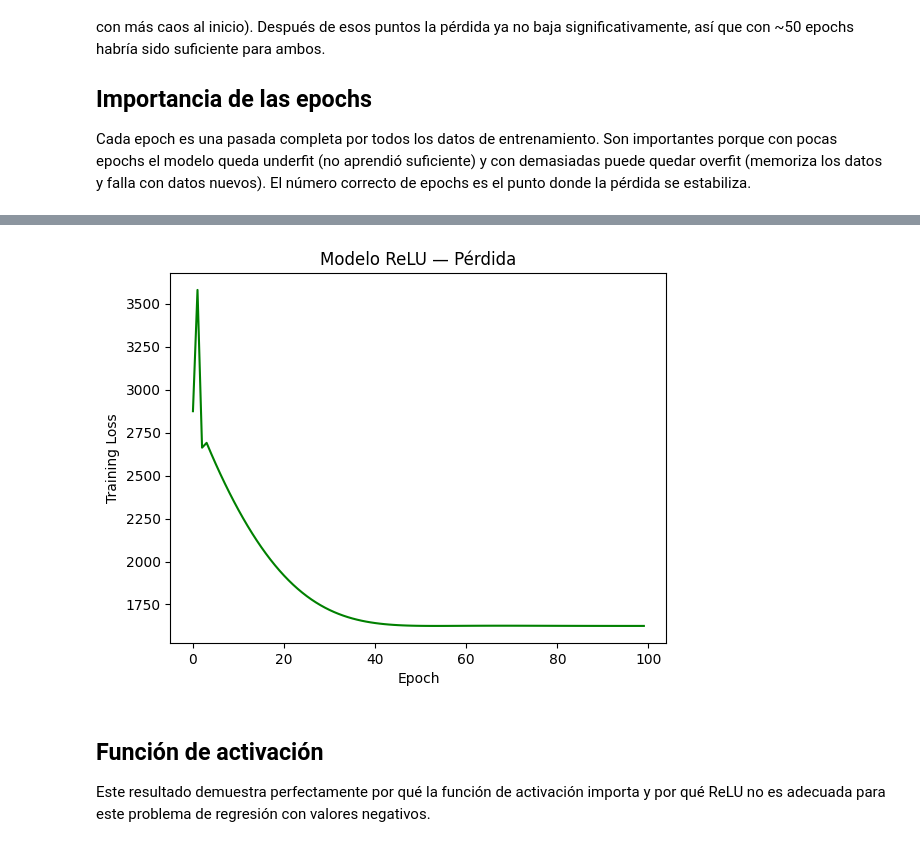
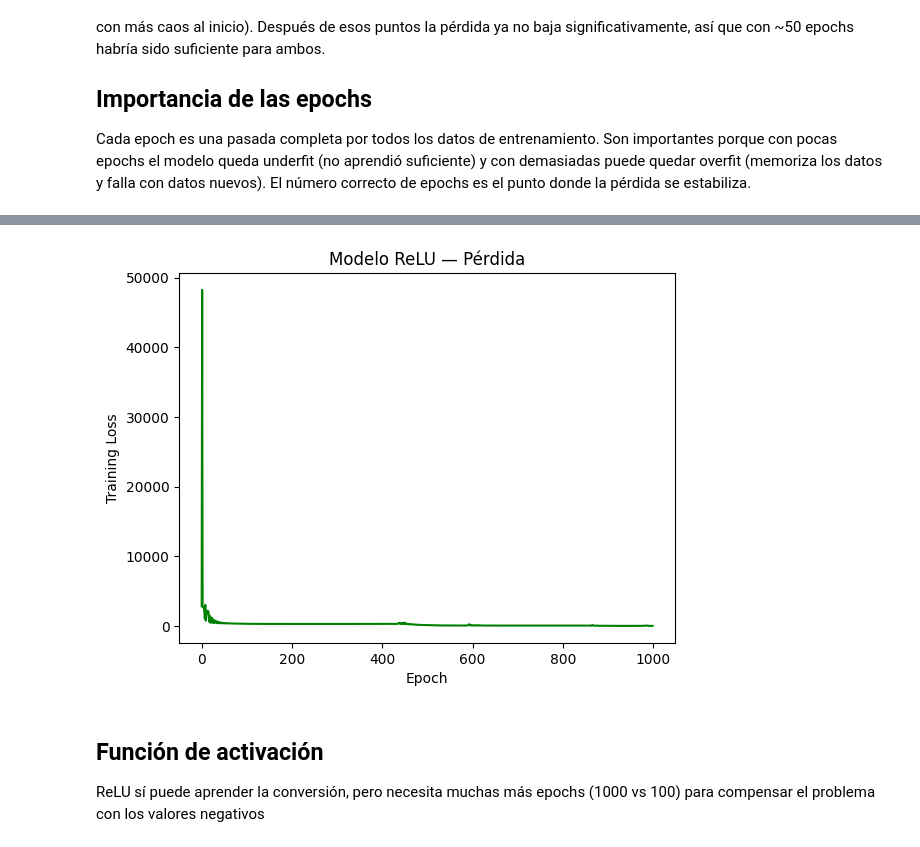
Before and after one commit to DerekRdgz/proces-int-de-datos, a Jupyter notebook: Actividad 10/Actividad10.ipynb, the cells around one changed output, grey strips where cells are left out. Saved outputs shown, nothing was run; the diff lists cells and outputs as text; code cells hidden in the pictures.

```diff
--- a/Actividad 10/Actividad10.ipynb
+++ b/Actividad 10/Actividad10.ipynb
@@ -140,7 +140,7 @@ salida  = tf.keras.layers.Dense(units=1)
 
 model3 = tf.keras.Sequential([oculta1, oculta2, salida])
 model3.compile(optimizer=tf.keras.optimizers.Adam(1.0), loss='mean_squared_error')
-hist3 = model3.fit(X_train, Y_train, epochs=100, verbose=False)
+hist3 = model3.fit(X_train, Y_train, epochs=1000, verbose=False)
 
 Temp_F_modelo3 = model3.predict(np.array([[100]]))
 print(f"Predicción Modelo ReLU: {Temp_F_modelo3[0][0]:.4f} °F")
@@ -156,4 +156,4 @@ Predicción Modelo ReLU: 35.6154 °F
-[figure, old version]
+[figure, new version]
 # %% [markdown]
 ## Función de activación
-Este resultado demuestra perfectamente por qué la función de activación importa y por qué ReLU no es adecuada para este problema de regresión con valores negativos.
+ReLU sí puede aprender la conversión, pero necesita muchas más epochs (1000 vs 100) para compensar el problema con los valores negativos
```
Also changed, not shown: parts of 4 cells of this notebook.
